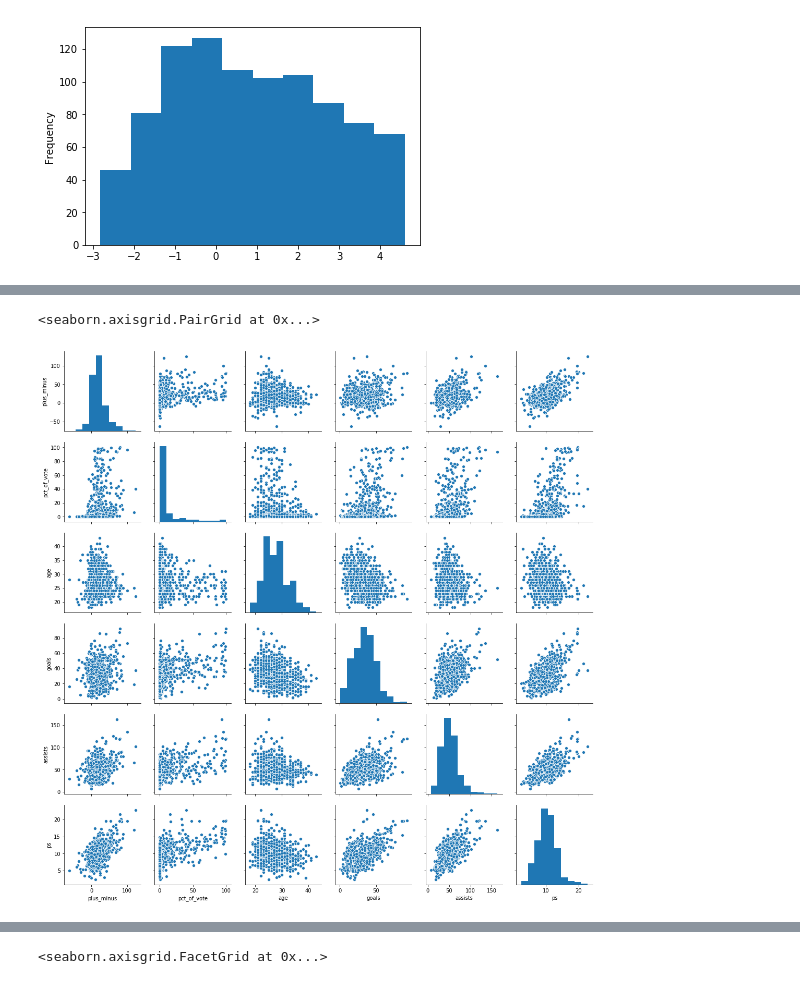
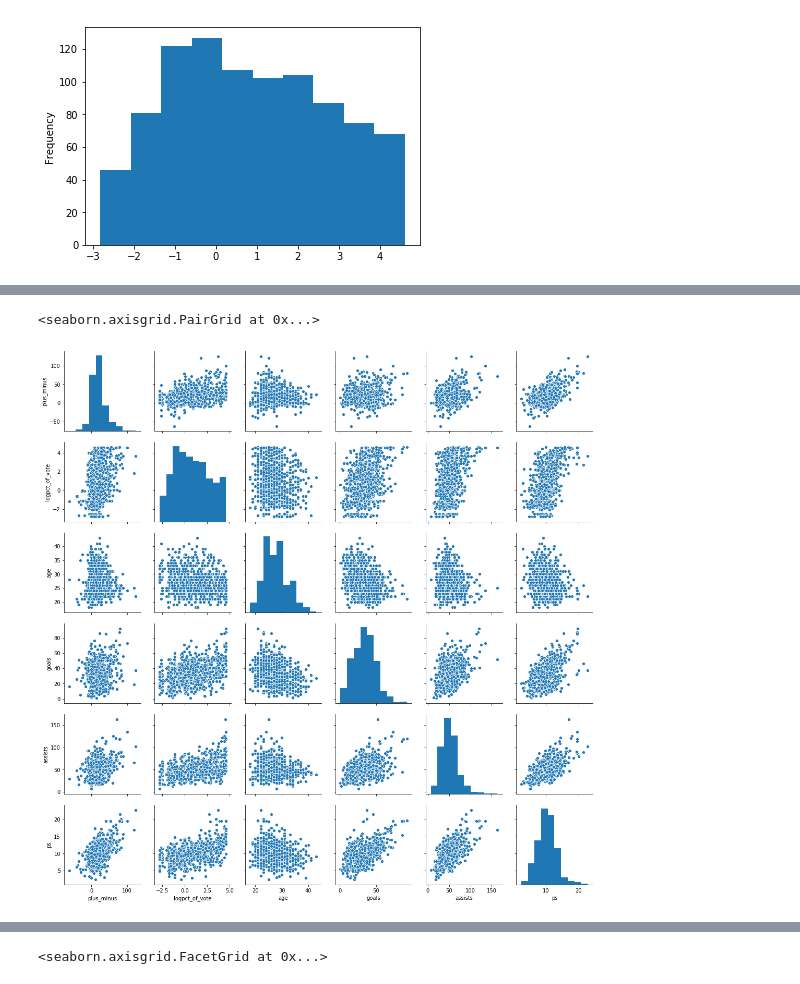
Before and after one commit to dbz10/NHL-Player-Awards, a Jupyter notebook: NHL MVP prediction.ipynb, the cells around one changed output, grey strips where cells are left out. Saved outputs shown, nothing was run; the diff lists cells and outputs as text; code cells hidden in the pictures.

```diff
--- a/NHL MVP prediction.ipynb
+++ b/NHL MVP prediction.ipynb
@@ -147,7 +88,9 @@ full_data["ga"] = np.sqrt(full_data["goals"]*full_data["assists"])
 
 
 skaters = full_data[full_data['pos']!='G']
+skaters['logpct_of_vote'] = np.log(skaters['pct_of_vote'])
 goalies = full_data[full_data['pos']=='G']
+goalies['logpct_of_vote'] = np.log(goalies['pct_of_vote'])
 
 full_data.tail(10)
 # %% [output]
@@ -198,8 +140,8 @@ sns.jointplot(x='goals',y='pct_of_vote',data = skaters, kind='kde', gridsize=40)
 # %%
 # examining some skater data
-sns.pairplot(skaters[['plus_minus','pct_of_vote','age','goals', 'assists','ps']])
+sns.pairplot(skaters[['plus_minus','logpct_of_vote','age','goals', 'assists','ps']])
 # %% [output]
 <seaborn.axisgrid.PairGrid at 0x...>
-[figure, old version]
+[figure, new version]
 # %%
 # examining some goalie data
```
Also changed, not shown: parts of 10 cells of this notebook, 3 other files.
